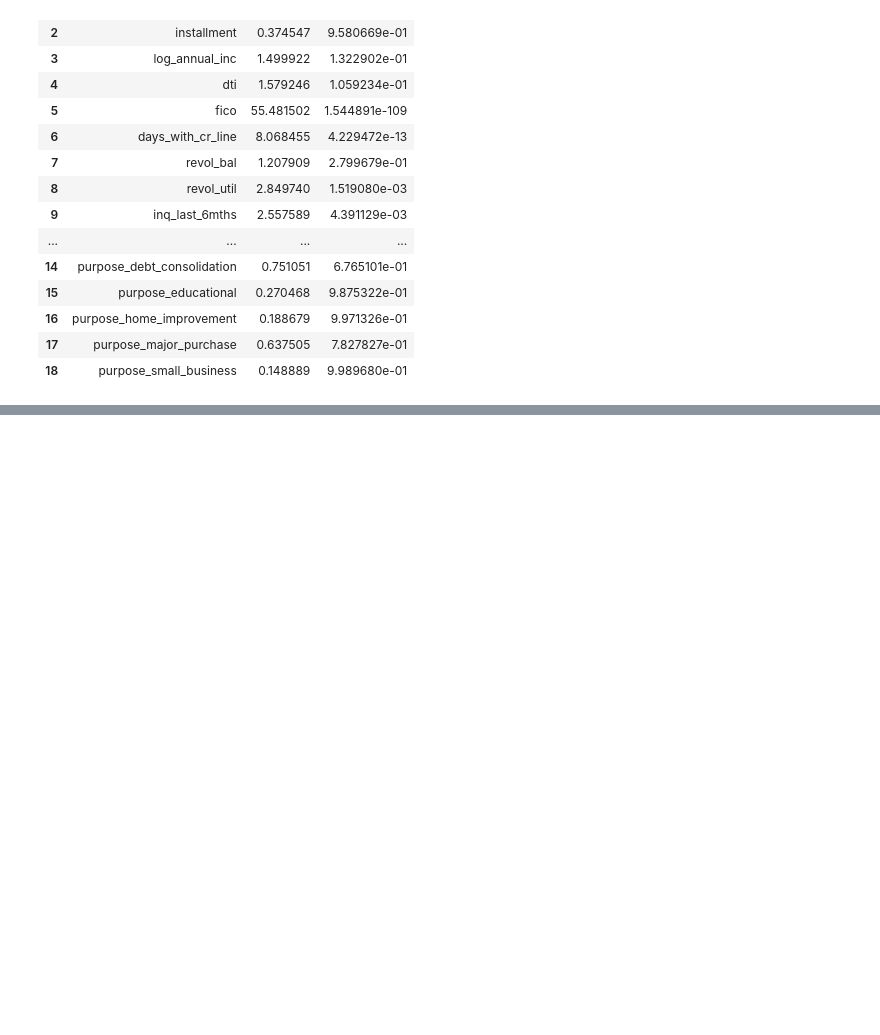
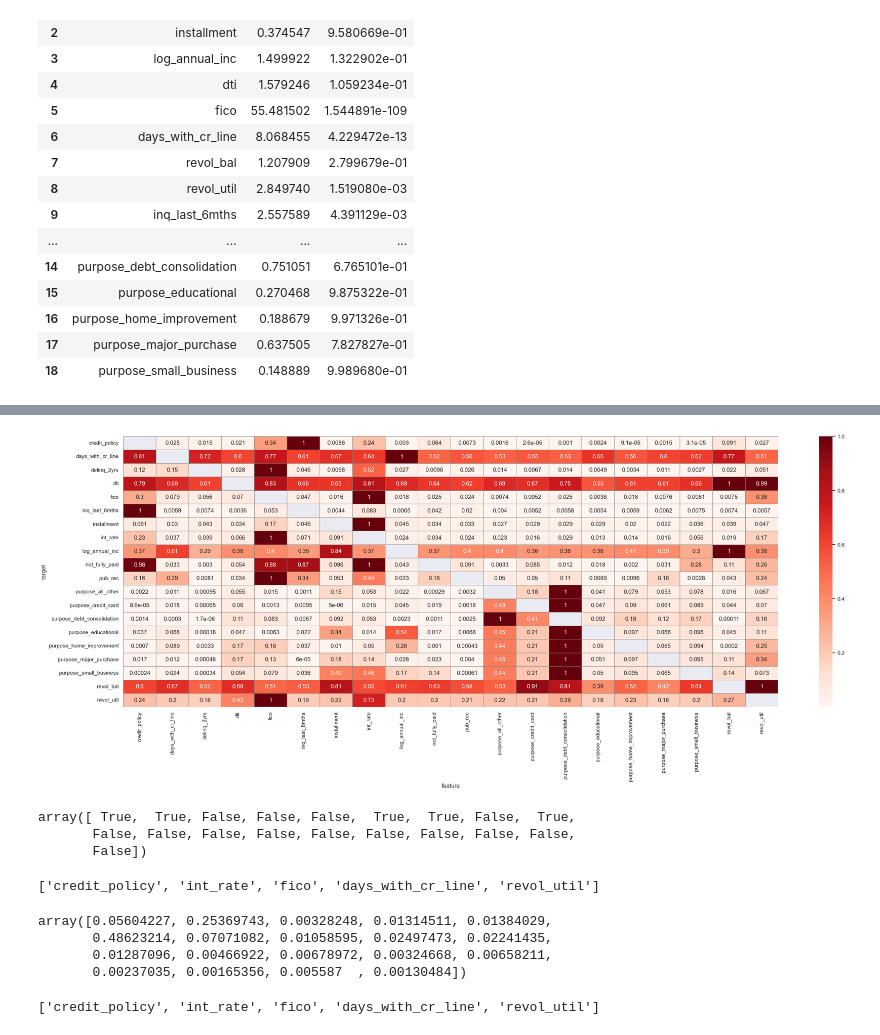
Before and after one commit to EzraTam/exploratory-analysis, a Jupyter notebook: notebooks/loan_analysis.ipynb, the cells around one changed output, grey strips where cells are left out. Drawn from its saved outputs; the diff is of its cells as text; code cells hidden in the pictures; blank space fills up the shorter version.

```diff
--- a/notebooks/loan_analysis.ipynb
+++ b/notebooks/loan_analysis.ipynb
@@ -191,0 +245,10 @@ ea.FeatureSelector(df=df,target="delinq_2yrs").result_table
+# %%
+
+score_data_raw=[]
+for target in df.columns:
+    FeatureSelectorObject=ea.FeatureSelector(df=df,target=target)
+    score_data_raw.extend(
+        map(lambda x: (target,*x),list(zip(FeatureSelectorObject.features_names_selected,FeatureSelectorObject.scores/max(FeatureSelectorObject.scores)))))
+# %%
+df_scores=pd.DataFrame(score_data_raw, columns =['target', 'feature', 'score'])
+df_scores
@@ -191,0 +269,2 @@ ea.FeatureSelector(df=df,target="delinq_2yrs").result_table
+# %%
+test=df_scores.pivot_table(values='score', index=df_scores.target, columns='feature', aggfunc='first')
@@ -191,0 +274,34 @@ ea.FeatureSelector(df=df,target="delinq_2yrs").result_table
+# %%
+sns.set()
+plt.figure(figsize=(30, 10))
+sns.heatmap(
+    test,
+    annot=True,
+    cmap="Reds",
+    linewidths=0.5,
+    linecolor="gray",
+)
+plt.show()
+# %% [output]
+[figure, added]
+# %%
+FeatureSelectorDelinq.support
+# %% [output]
+array([ True,  True, False, False, False,  True,  True, False,  True,
+       False, False, False, False, False, False, False, False, False,
+       False])
+# %%
+FeatureSelectorDelinq.features_names_selected
+# %% [output]
+['credit_policy', 'int_rate', 'fico', 'days_with_cr_line', 'revol_util']
+# %%
+FeatureSelectorDelinq.scores/sum(FeatureSelectorDelinq.scores)
+# %% [output]
+array([0.05604227, 0.25369743, 0.00328248, 0.01314511, 0.01384029,
+       0.48623214, 0.07071082, 0.01058595, 0.02497473, 0.02241435,
+       0.01287096, 0.00466922, 0.00678972, 0.00324668, 0.00658211,
+       0.00237035, 0.00165356, 0.005587  , 0.00130484])
+# %%
+FeatureSelectorDelinq.features_names_selected
+# %% [output]
+['credit_policy', 'int_rate', 'fico', 'days_with_cr_line', 'revol_util']
```
Also changed, not shown: parts of 10 cells of this notebook, 3 other files.
